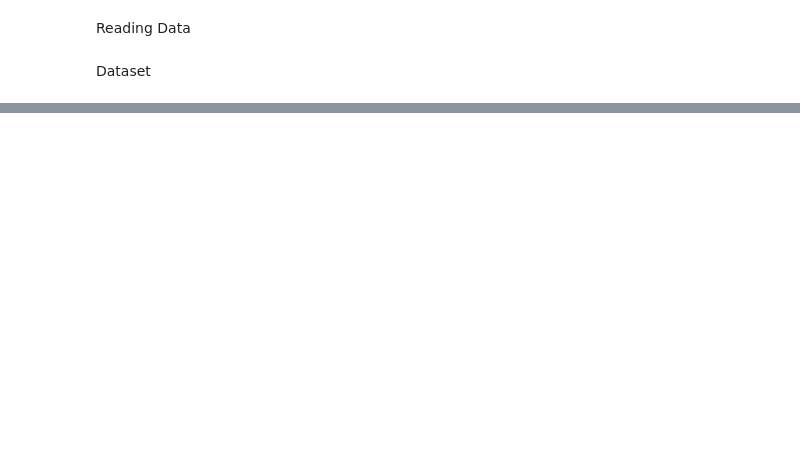
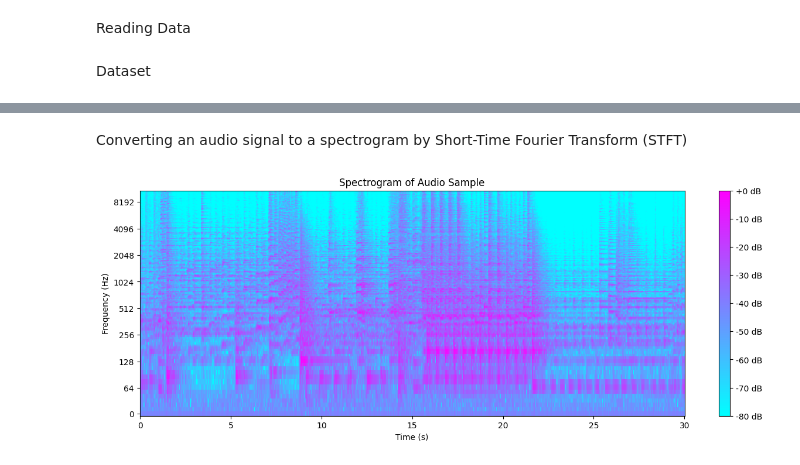
Before and after one commit to BoddyShen/cs682_final_project, a Jupyter notebook: genre_classification.ipynb, the cells around one changed output, grey strips where cells are left out. Saved outputs shown, nothing was run; the diff lists cells and outputs as text; code cells hidden in the pictures; blank space fills up the shorter version.

```diff
--- a/genre_classification.ipynb
+++ b/genre_classification.ipynb
@@ -53,0 +30,19 @@ plt.show()
+# %% [markdown]
+Converting an audio signal to a spectrogram by Short-Time Fourier Transform (STFT)
+# %%
+# Perform Short-Time Fourier Transform (STFT)
+D = librosa.stft(audio_data)
+
+# Convert amplitude to decibels
+D_db = librosa.amplitude_to_db(np.abs(D), ref=np.max)
+
+# Plot the Spectrogram
+plt.figure(figsize=(15, 5))
+librosa.display.specshow(D_db, sr=sr, x_axis='time', y_axis='log', cmap='cool')
+plt.colorbar(format='%+2.0f dB')
+plt.title('Spectrogram of Audio Sample')
+plt.xlabel('Time (s)')
+plt.ylabel('Frequency (Hz)')
+plt.show()
+# %% [output]
+[figure, added]
```
Also changed, not shown: parts of 3 cells of this notebook.
